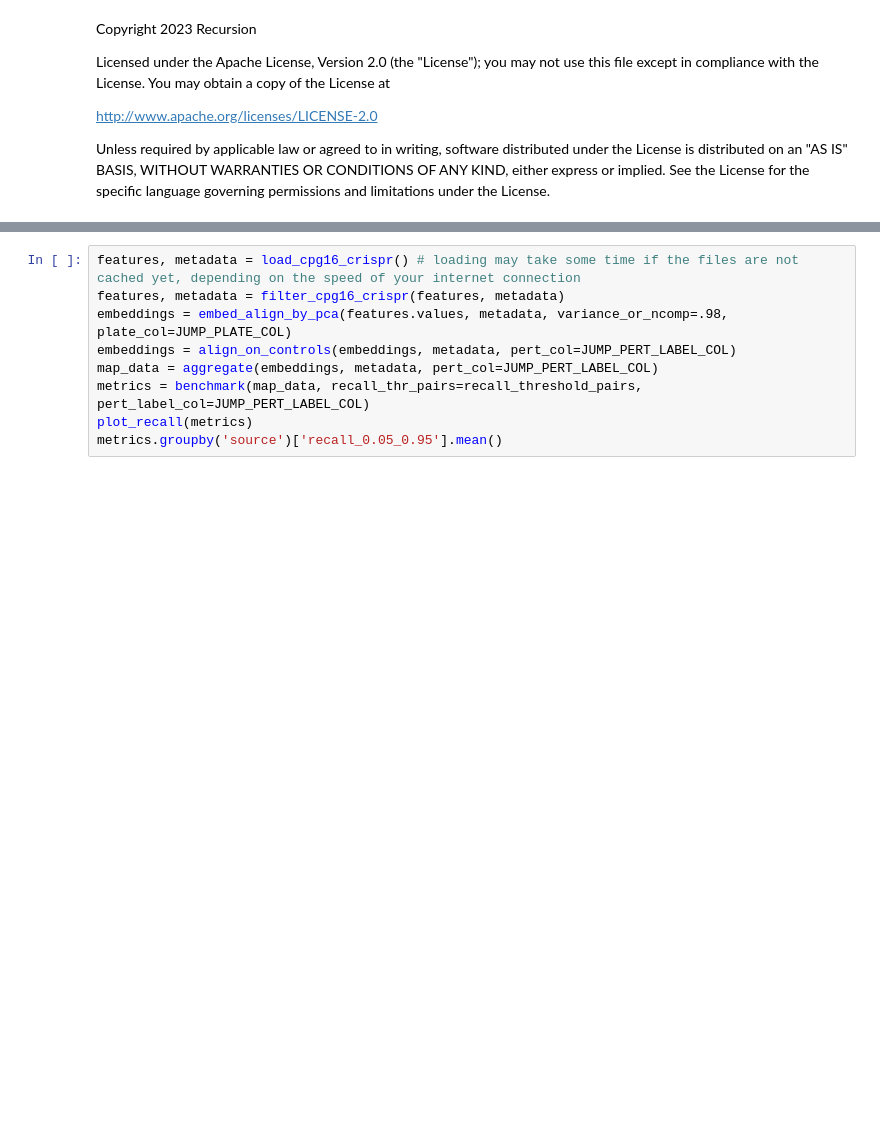
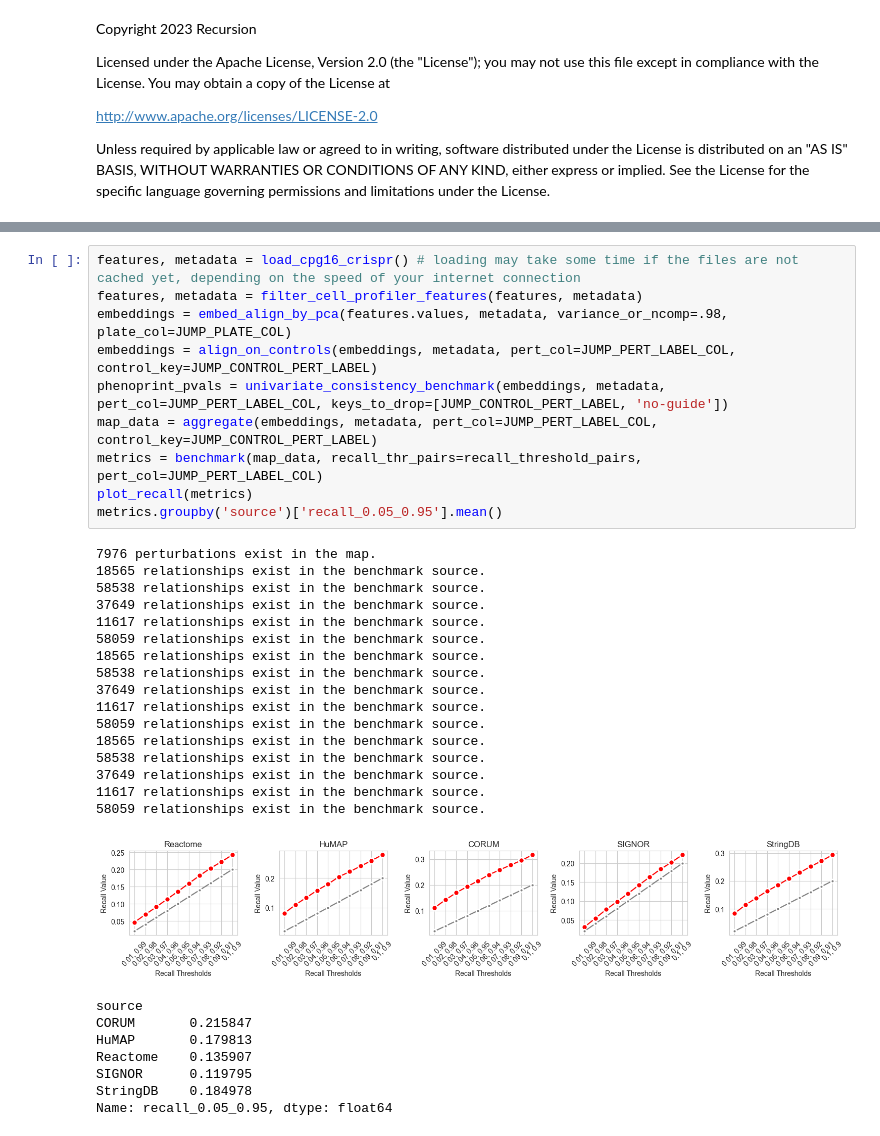
Before and after one commit to recursionpharma/EFAAR_benchmarking, a Jupyter notebook: notebooks/jump_map_building.ipynb, the cells around one changed output, grey strips where cells are left out. Saved outputs shown, nothing was run; the diff lists cells and outputs as text; blank space fills up the shorter version.

```diff
--- a/notebooks/jump_map_building.ipynb
+++ b/notebooks/jump_map_building.ipynb
@@ -33,9 +35,35 @@ print(recall_threshold_pairs)
 # %%
 features, metadata = load_cpg16_crispr() # loading may take some time if the files are not cached yet, depending on the speed of your internet connection
-features, metadata = filter_cpg16_crispr(features, metadata)
+features, metadata = filter_cell_profiler_features(features, metadata)
 embeddings = embed_align_by_pca(features.values, metadata, variance_or_ncomp=.98, plate_col=JUMP_PLATE_COL)
-embeddings = align_on_controls(embeddings, metadata, pert_col=JUMP_PERT_LABEL_COL)
-map_data = aggregate(embeddings, metadata, pert_col=JUMP_PERT_LABEL_COL)
-metrics = benchmark(map_data, recall_thr_pairs=recall_threshold_pairs, pert_label_col=JUMP_PERT_LABEL_COL)
+embeddings = align_on_controls(embeddings, metadata, pert_col=JUMP_PERT_LABEL_COL, control_key=JUMP_CONTROL_PERT_LABEL)
+phenoprint_pvals = univariate_consistency_benchmark(embeddings, metadata, pert_col=JUMP_PERT_LABEL_COL, keys_to_drop=[JUMP_CONTROL_PERT_LABEL, 'no-guide'])
+map_data = aggregate(embeddings, metadata, pert_col=JUMP_PERT_LABEL_COL, control_key=JUMP_CONTROL_PERT_LABEL)
+metrics = benchmark(map_data, recall_thr_pairs=recall_threshold_pairs, pert_col=JUMP_PERT_LABEL_COL)
 plot_recall(metrics)
 metrics.groupby('source')['recall_0.05_0.95'].mean()
+# %% [output]
+7976 perturbations exist in the map.
+18565 relationships exist in the benchmark source.
+58538 relationships exist in the benchmark source.
+37649 relationships exist in the benchmark source.
+11617 relationships exist in the benchmark source.
+58059 relationships exist in the benchmark source.
+18565 relationships exist in the benchmark source.
+58538 relationships exist in the benchmark source.
+37649 relationships exist in the benchmark source.
+11617 relationships exist in the benchmark source.
+58059 relationships exist in the benchmark source.
+18565 relationships exist in the benchmark source.
+58538 relationships exist in the benchmark source.
+37649 relationships exist in the benchmark source.
+11617 relationships exist in the benchmark source.
+58059 relationships exist in the benchmark source.
+[figure, added]
+source
+CORUM       0.215847
+HuMAP       0.179813
+Reactome    0.135907
+SIGNOR      0.119795
+StringDB    0.184978
+Name: recall_0.05_0.95, dtype: float64
```
Also changed, not shown: parts of 1 cell of this notebook, 3 other files.
